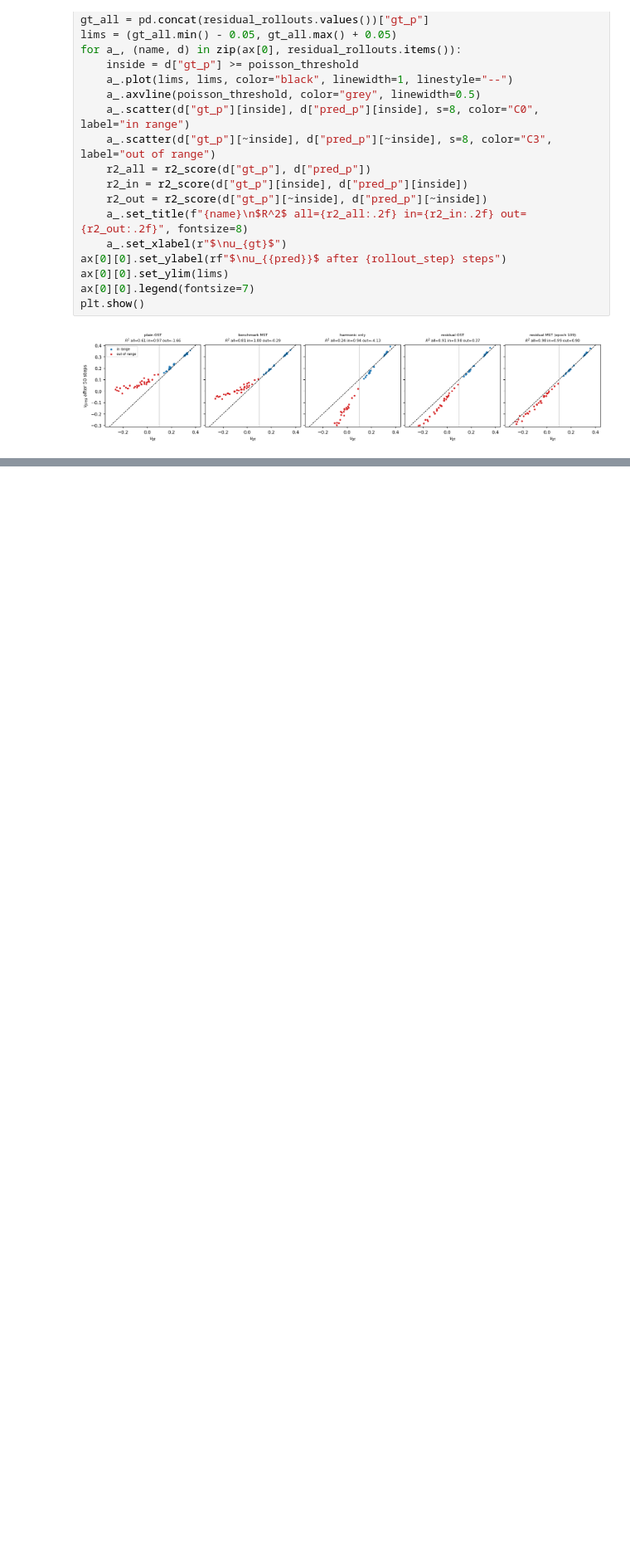
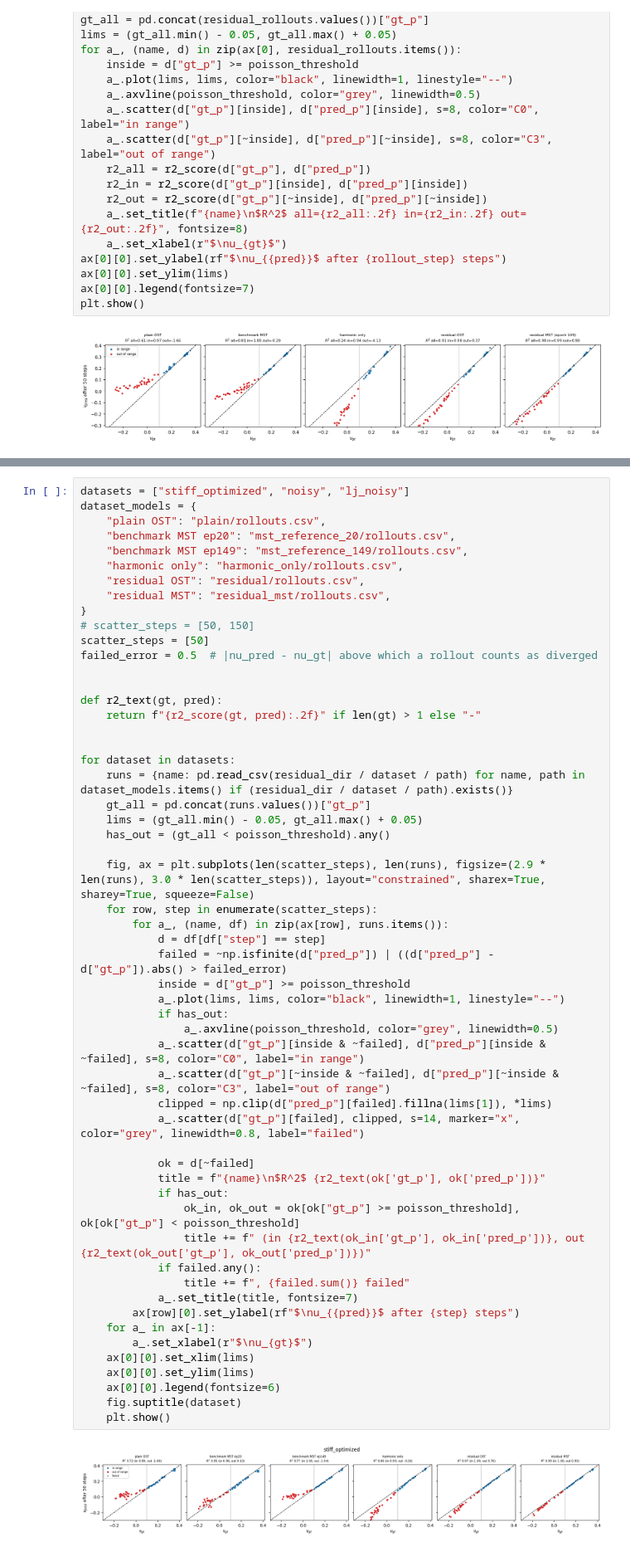
Before and after one commit to MendelsResearchGroup/GNNInverseDesign, a Jupyter notebook: constraint_projection.ipynb, the cells around one changed output, grey strips where cells are left out. Shown at 83% size. Cells and saved outputs as stored; diff of their text form; blank space fills up the shorter version.

```diff
--- a/constraint_projection.ipynb
+++ b/constraint_projection.ipynb
@@ -869,0 +887,57 @@ plt.show()
+# %%
+datasets = ["stiff_optimized", "noisy", "lj_noisy"]
+dataset_models = {
+    "plain OST": "plain/rollouts.csv",
+    "benchmark MST ep20": "mst_reference_20/rollouts.csv",
+    "benchmark MST ep149": "mst_reference_149/rollouts.csv",
+    "harmonic only": "harmonic_only/rollouts.csv",
+    "residual OST": "residual/rollouts.csv",
+    "residual MST": "residual_mst/rollouts.csv",
+}
+# scatter_steps = [50, 150]
+scatter_steps = [50]
+failed_error = 0.5  # |nu_pred - nu_gt| above which a rollout counts as diverged
+
+
+def r2_text(gt, pred):
+    return f"{r2_score(gt, pred):.2f}" if len(gt) > 1 else "-"
+
+
+for dataset in datasets:
+    runs = {name: pd.read_csv(residual_dir / dataset / path) for name, path in dataset_models.items() if (residual_dir / dataset / path).exists()}
+    gt_all = pd.concat(runs.values())["gt_p"]
+    lims = (gt_all.min() - 0.05, gt_all.max() + 0.05)
+    has_out = (gt_all < poisson_threshold).any()
+
+    fig, ax = plt.subplots(len(scatter_steps), len(runs), figsize=(2.9 * len(runs), 3.0 * len(scatter_steps)), layout="constrained", sharex=True, sharey=True, squeeze=False)
+    for row, step in enumerate(scatter_steps):
+        for a_, (name, df) in zip(ax[row], runs.items()):
+            d = df[df["step"] == step]
+            failed = ~np.isfinite(d["pred_p"]) | ((d["pred_p"] - d["gt_p"]).abs() > failed_error)
+            inside = d["gt_p"] >= poisson_threshold
+            a_.plot(lims, lims, color="black", linewidth=1, linestyle="--")
+            if has_out:
+                a_.axvline(poisson_threshold, color="grey", linewidth=0.5)
+            a_.scatter(d["gt_p"][inside & ~failed], d["pred_p"][inside & ~failed], s=8, color="C0", label="in range")
+            a_.scatter(d["gt_p"][~inside & ~failed], d["pred_p"][~inside & ~failed], s=8, color="C3", label="out of range")
+            clipped = np.clip(d["pred_p"][failed].fillna(lims[1]), *lims)
+            a_.scatter(d["gt_p"][failed], clipped, s=14, marker="x", color="grey", linewidth=0.8, label="failed")
+
+            ok = d[~failed]
+            title = f"{name}\n$R^2$ {r2_text(ok['gt_p'], ok['pred_p'])}"
+            if has_out:
+                ok_in, ok_out = ok[ok["gt_p"] >= poisson_threshold], ok[ok["gt_p"] < poisson_threshold]
+                title += f" (in {r2_text(ok_in['gt_p'], ok_in['pred_p'])}, out {r2_text(ok_out['gt_p'], ok_out['pred_p'])})"
+            if failed.any():
+                title += f", {failed.sum()} failed"
+            a_.set_title(title, fontsize=7)
+        ax[row][0].set_ylabel(rf"$\nu_{{pred}}$ after {step} steps")
+    for a_ in ax[-1]:
+        a_.set_xlabel(r"$\nu_{gt}$")
+    ax[0][0].set_xlim(lims)
+    ax[0][0].set_ylim(lims)
+    ax[0][0].legend(fontsize=6)
+    fig.suptitle(dataset)
+    plt.show()
+# %% [output]
+[figure, added]
```
Also changed, not shown: parts of 12 cells of this notebook, 22 other files.
